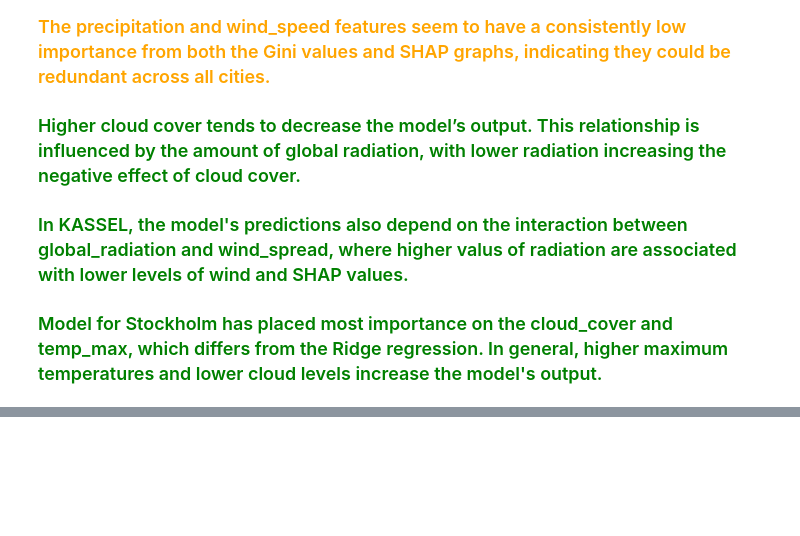
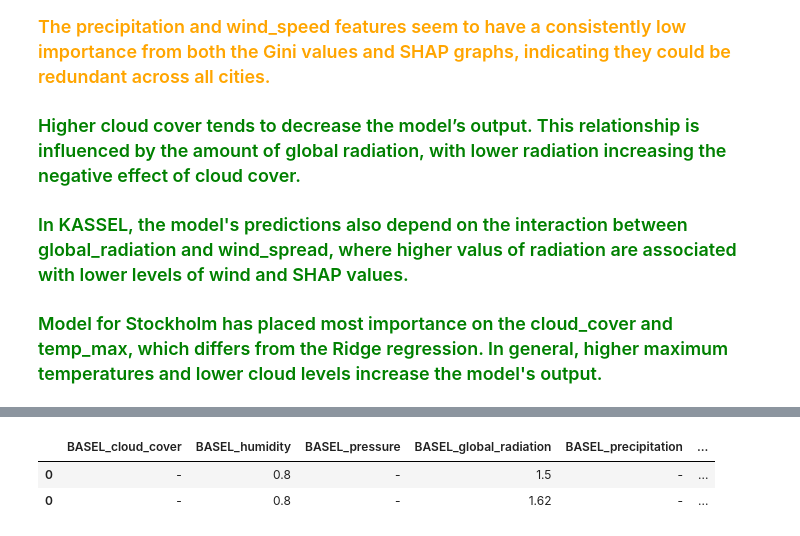
Before and after one commit to NaidaNozic/Explainable-AI, a Jupyter notebook: Random_Forest.ipynb, the cells around one changed output, grey strips where cells are left out. Drawn from its saved outputs; the diff is of its cells as text; code cells hidden in the pictures; blank space fills up the shorter version.

Commit message:
Counterfactuals for Random Forest

```diff
--- a/Random_Forest.ipynb
+++ b/Random_Forest.ipynb
@@ -260,0 +267,93 @@ SHAP Dependence Plot for DEBILT (first feature):
+# %%
+# Limit the number of rows to display for counterfactuals
+num_samples_to_display = 3  # Only display results for 3 samples
+# %%
+if 'DATE' in data.columns:
+    data = data.drop(columns=['DATE'])
+
+if 'MONTH' in data.columns:
+    data = data.drop(columns=['MONTH'])
+
+cities = [col.rsplit('_', 1)[0] for col in data.columns if col.endswith('_sunshine')]
+for city in cities:
+    # Create an empty list to hold the feature columns for the current city
+    feature_columns = []
+
+    # Go over all columns in the dataset to identify feature columns
+    for col in data.columns:
+        if col.startswith(city) and not col.endswith('_sunshine'):
+            feature_columns.append(col)
+
+    target_column = f'{city}_sunshine'
+
+    # Check if the target column exists in the dataset
+    if target_column not in data.columns:
+        print(f"Skipping {city} because no '_sunshine' column is present.")
+        continue
+
+    # Create the feature matrix (X) by selecting the feature columns from the dataset
+    X = data[feature_columns]
+
+    # Create the target vector (y) by selecting the target column from the dataset
+    y = data[target_column]
+
+    # Split the dataset into training and testing sets
+    x_train, x_test, y_train, y_test = train_test_split(X, y, test_size=0.2, random_state=42)
+
+    # Load the pre-trained Random Forest model from a pickle file
+    with open(f"rf_models/{city}_rf_model.pkl", "rb") as model_file:
+        model = pickle.load(model_file)
+
+    y_pred = model.predict(x_test)
+    # Initialize the SHAP explainer and calculate SHAP values
+    explainer = shap.TreeExplainer(model)
+    shap_values = explainer.shap_values(x_test)
+
+    # Calculate mean absolute SHAP values for each feature
+    mean_shap_values = np.mean(np.abs(shap_values), axis=0)
+
+    # Create a DataFrame for SHAP values and sort it to get the top features
+    shap_importance_df = pd.DataFrame({
+        'Feature': feature_columns,
+        'Mean SHAP Value': mean_shap_values
+    }).sort_values(by='Mean SHAP Value', ascending=False)
+
+    shap_importance_df.index = shap_importance_df.index.astype(str)
+
+    # Get the top features (for example, top 5)
+    top_features = shap_importance_df['Feature'].head(2).tolist()
+
+    # Print or save the top features
+    print(f"Top features for {city}: {top_features} are modified in counterfactuals.")
+
+    # Make sure that the data in the DICE-ML model has the same columns as in the query_instances
+    data1 = data[feature_columns + [target_column]]
+
+    # Create DICE-ML Data object
+    d = dice_ml.Data(dataframe=data1, continuous_features=feature_columns, outcome_name=target_column)
+
+    # Create DICE-ML Model object
+    m = dice_ml.Model(model=model, backend="sklearn", model_type='regressor')
+
+    # Create a Dice instance
+    exp = Dice(d, m, method="genetic")
+
+    # Generate counterfactuals for a random sample of x_test
+    query_instances = x_test.sample(num_samples_to_display, random_state=42)
+
+    # Set the desired range to be greater than or equal to the mean sunshine levels
+    mean_y_pred = np.mean(y_pred)
+    desired_range = [mean_y_pred, y_pred.max()]
+
+    counterfactuals = exp.generate_counterfactuals(query_instances,
+                                                   total_CFs=2,
+                                                   desired_range=desired_range,
+                                                   features_to_vary=top_features)
+
+    # Visualize the counterfactuals
+    counterfactuals.visualize_as_dataframe(show_only_changes=True)
+
+    print(f"\nCounterfactuals for city: {city}")
+    print(counterfactuals)
+    print("*" * 100)
+# %% [output]
@@ -260,0 +365,3 @@ SHAP Dependence Plot for DEBILT (first feature):
+|  | BASEL_cloud_cover | BASEL_humidity | BASEL_pressure | BASEL_global_radiation | BASEL_precipitation | ... |
+| 0 | - | 0.8 | - | 1.5 | - | ... |
+| 0 | - | 0.8 | - | 1.62 | - | ... |
```
Also changed, not shown: parts of 3 cells of this notebook.
